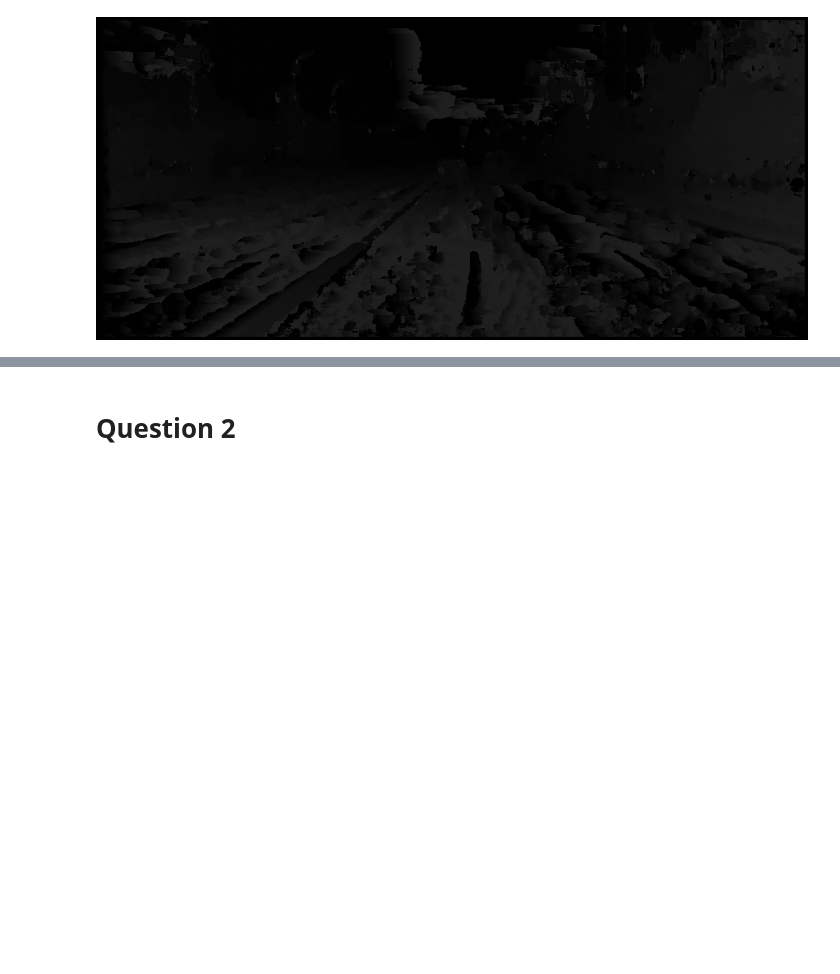
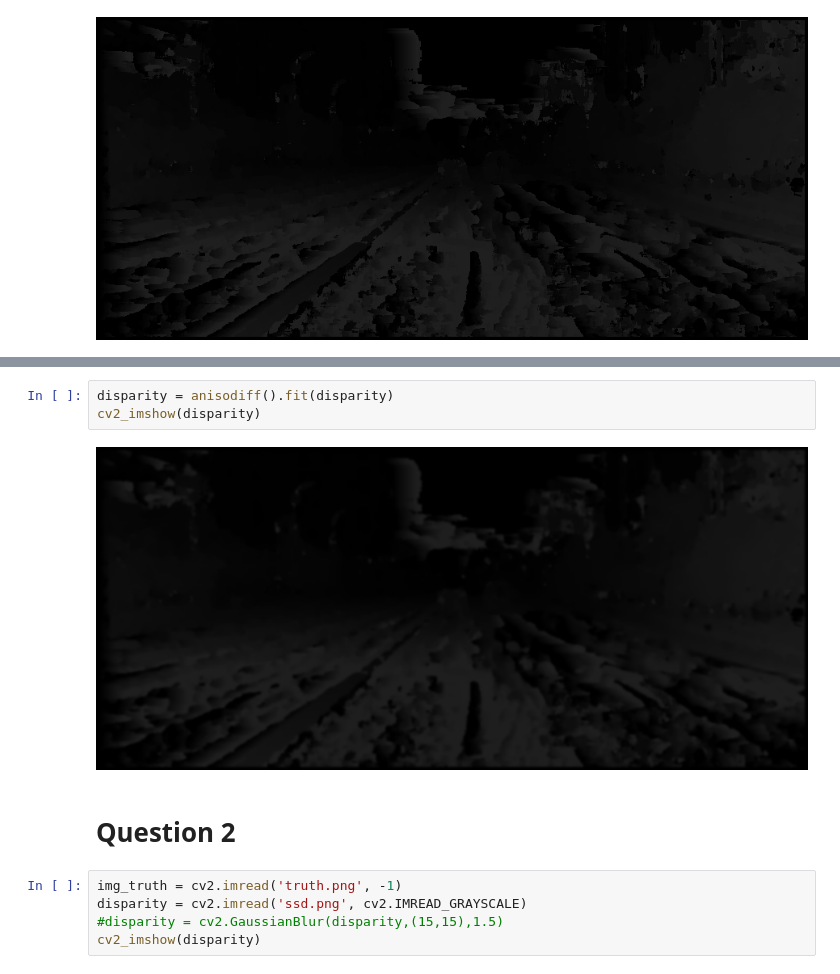
Before and after one commit to R-HUA/COMP90086-Computer-Vision, a Jupyter notebook: COMP90086.ipynb, the cells around one changed output, grey strips where cells are left out. Drawn from its saved outputs; the diff is of its cells as text; blank space fills up the shorter version.

```diff
--- a/COMP90086.ipynb
+++ b/COMP90086.ipynb
@@ -75,5 +151,15 @@ cv2_imshow(disparity)
+# %%
+disparity = anisodiff().fit(disparity)
+cv2_imshow(disparity)
+# %% [output]
+[figure, added]
 # %% [markdown]
 # Question 2
+# %%
+img_truth = cv2.imread('truth.png', -1)
+disparity = cv2.imread('ssd.png', cv2.IMREAD_GRAYSCALE)
+#disparity = cv2.GaussianBlur(disparity,(15,15),1.5)
+cv2_imshow(disparity)
 # %%
 # rms = np.sqrt(np.mean(y**2))
 
```
Also changed, not shown: parts of 3 cells of this notebook.
